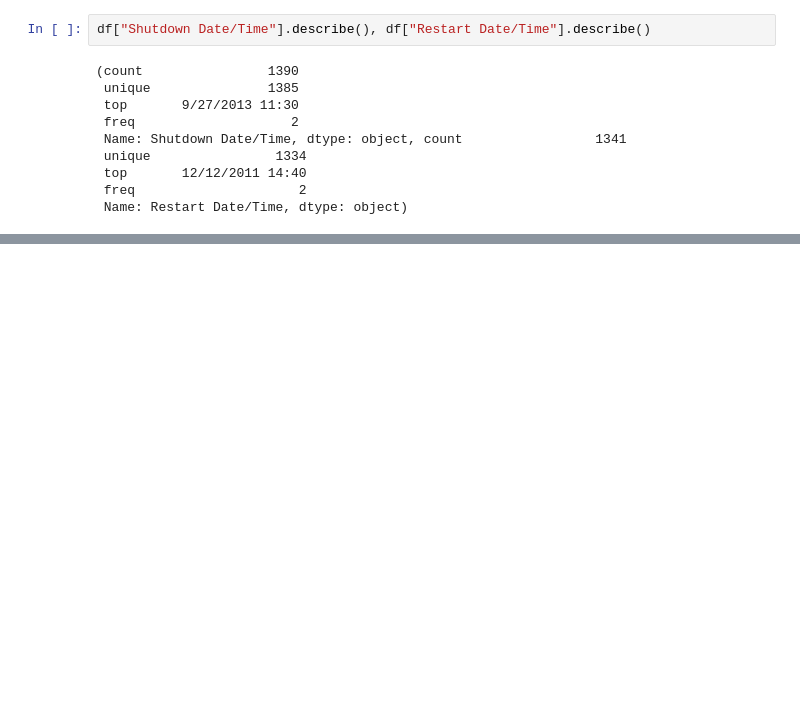
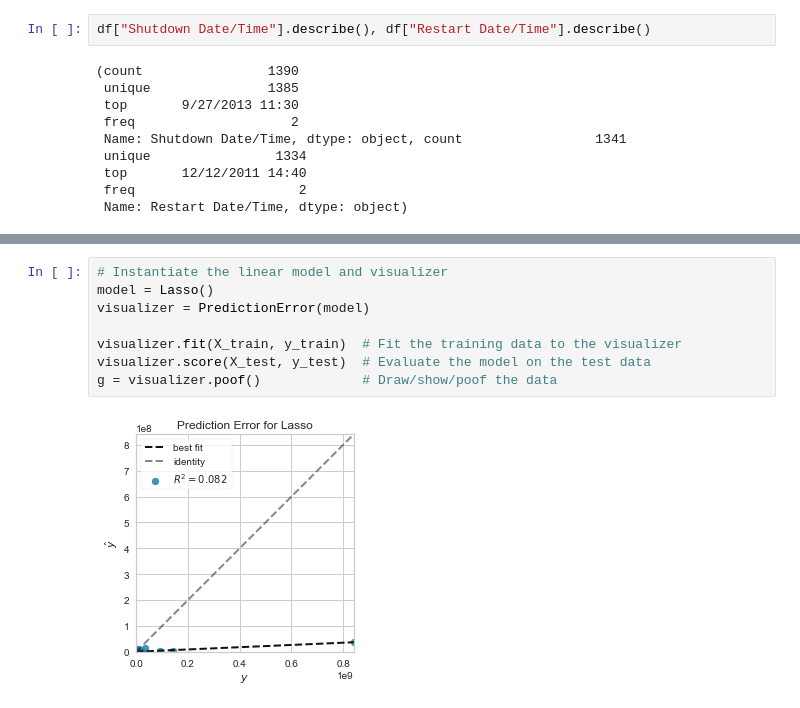
Before and after one commit to AlbandeB/Python-project, a Jupyter notebook: Pipeline-accident project.ipynb, the cells around one changed output, grey strips where cells are left out. Saved outputs shown, nothing was run; the diff lists cells and outputs as text; blank space fills up the shorter version.

```diff
--- a/Pipeline-accident project.ipynb
+++ b/Pipeline-accident project.ipynb
@@ -219,0 +280,10 @@ df.dropna(axis=1)
+# %%
+# Instantiate the linear model and visualizer
+model = Lasso()
+visualizer = PredictionError(model)
+
+visualizer.fit(X_train, y_train)  # Fit the training data to the visualizer
+visualizer.score(X_test, y_test)  # Evaluate the model on the test data
+g = visualizer.poof()             # Draw/show/poof the data
+# %% [output]
+[figure, added]
```
Also changed, not shown: parts of 32 cells of this notebook.
